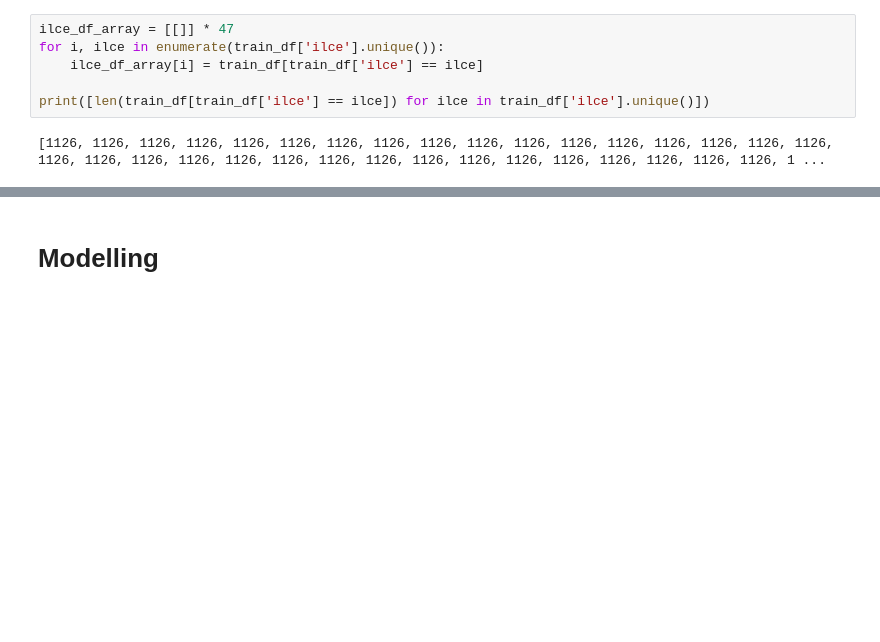
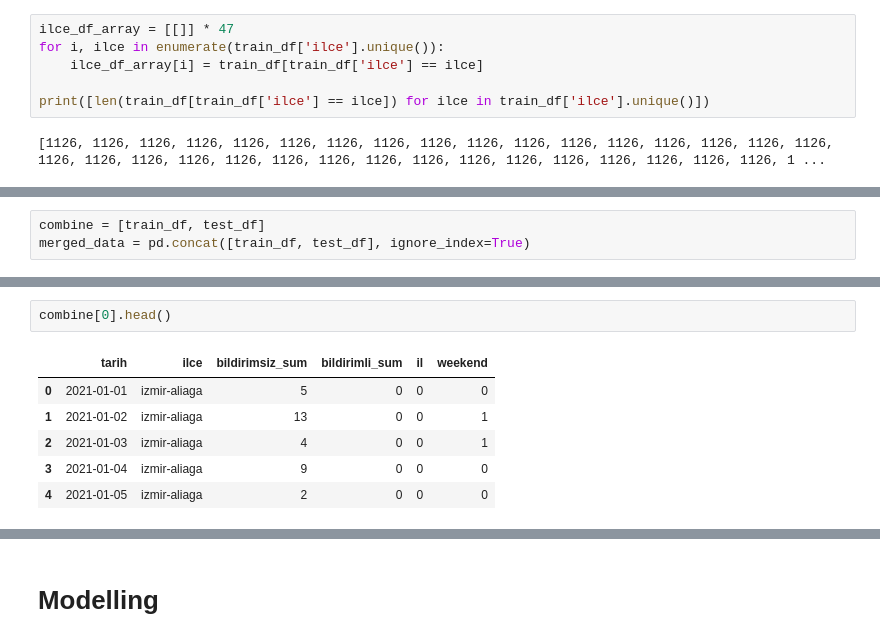
Before and after one commit to alperengulunay/2024-GDZ-Datathon-10-th-Place-Submission, a Jupyter notebook: final-classification-and-time-series.ipynb, the cells around one changed output, grey strips where cells are left out. Saved outputs shown, nothing was run; the diff lists cells and outputs as text; blank space fills up the shorter version.

```diff
--- a/final-classification-and-time-series.ipynb
+++ b/final-classification-and-time-series.ipynb
@@ -94,0 +100,3 @@ print([len(train_df[train_df['ilce'] == ilce]) for ilce in train_df['ilce'].uniq
+# %%
+combine = [train_df, test_df]
+merged_data = pd.concat([train_df, test_df], ignore_index=True)
@@ -94,0 +126,9 @@ print([len(train_df[train_df['ilce'] == ilce]) for ilce in train_df['ilce'].uniq
+# %%
+combine[0].head()
+# %% [output]
+|  | tarih | ilce | bildirimsiz_sum | bildirimli_sum | il | weekend |
+| 0 | 2021-01-01 | izmir-aliaga | 5 | 0 | 0 | 0 |
+| 1 | 2021-01-02 | izmir-aliaga | 13 | 0 | 0 | 1 |
+| 2 | 2021-01-03 | izmir-aliaga | 4 | 0 | 0 | 1 |
+| 3 | 2021-01-04 | izmir-aliaga | 9 | 0 | 0 | 0 |
+| 4 | 2021-01-05 | izmir-aliaga | 2 | 0 | 0 | 0 |
```
Also changed, not shown: parts of 67 cells of this notebook, 1 other file.
